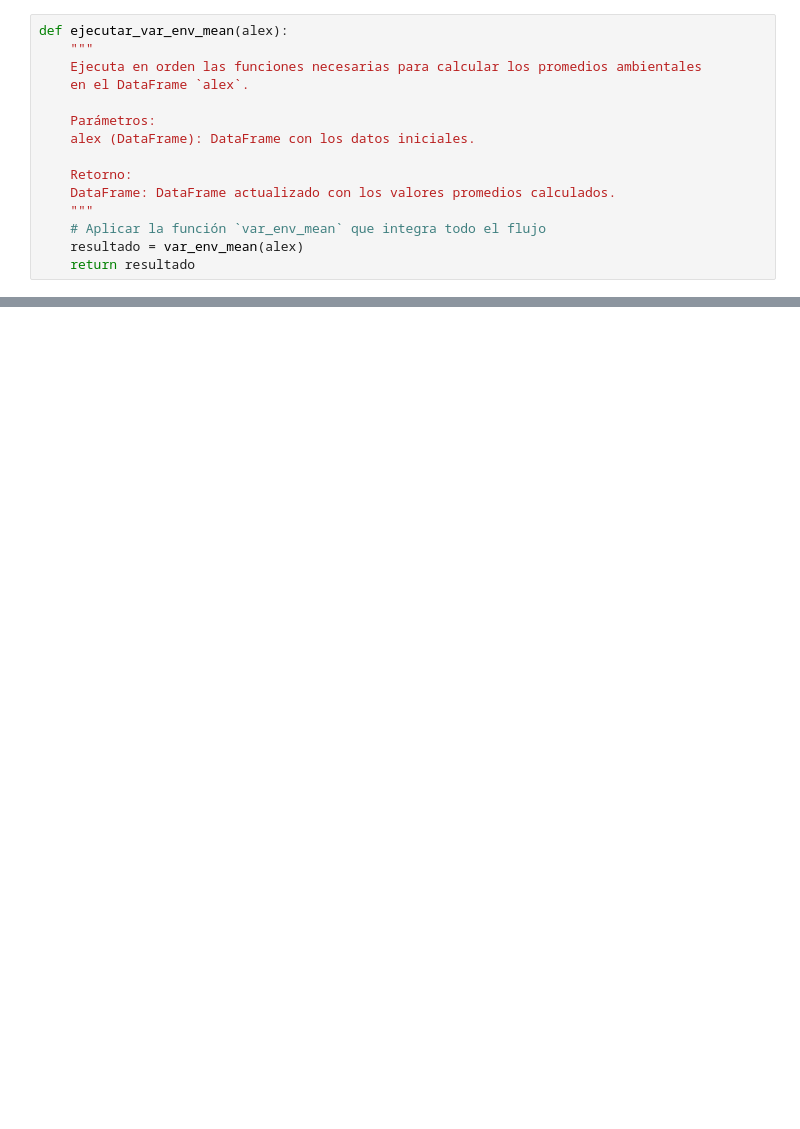
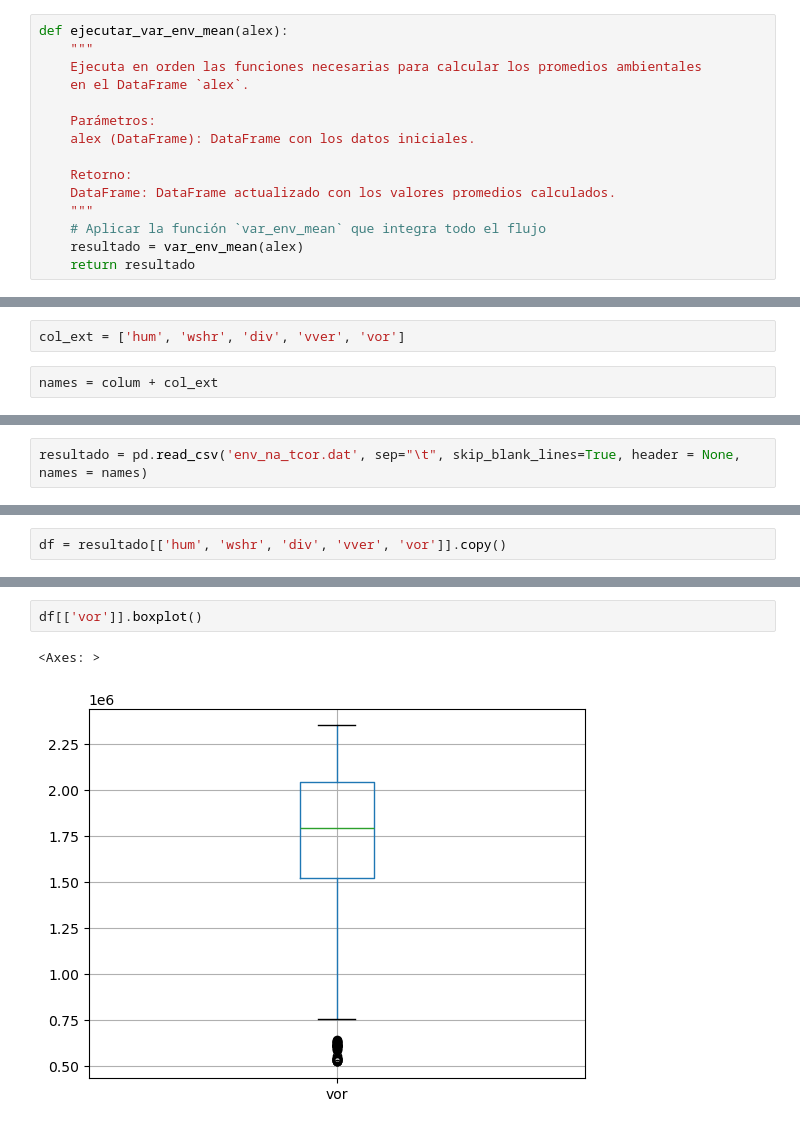
Before and after one commit to apereze/ml-learning-tc-mex, a Jupyter notebook: base-python-cut-variables.ipynb, the cells around one changed output, grey strips where cells are left out. Cells and saved outputs as stored; diff of their text form; blank space fills up the shorter version.

```diff
--- a/base-python-cut-variables.ipynb
+++ b/base-python-cut-variables.ipynb
@@ -278,0 +262,4 @@ Procesado: 11132/11132
+# %%
+col_ext = ['hum', 'wshr', 'div', 'vver', 'vor']
+# %%
+names = colum + col_ext
@@ -278,0 +286,2 @@ Procesado: 11132/11132
+# %%
+resultado = pd.read_csv('env_na_tcor.dat', sep="\t", skip_blank_lines=True, header = None, names = names)
@@ -278,0 +300,2 @@ Procesado: 11132/11132
+# %%
+df = resultado[['hum', 'wshr', 'div', 'vver', 'vor']].copy()
@@ -278,0 +409,5 @@ Procesado: 11132/11132
+# %%
+df[['vor']].boxplot()
+# %% [output]
+<Axes: >
+[figure, added]
```
Also changed, not shown: parts of 11 cells of this notebook.
